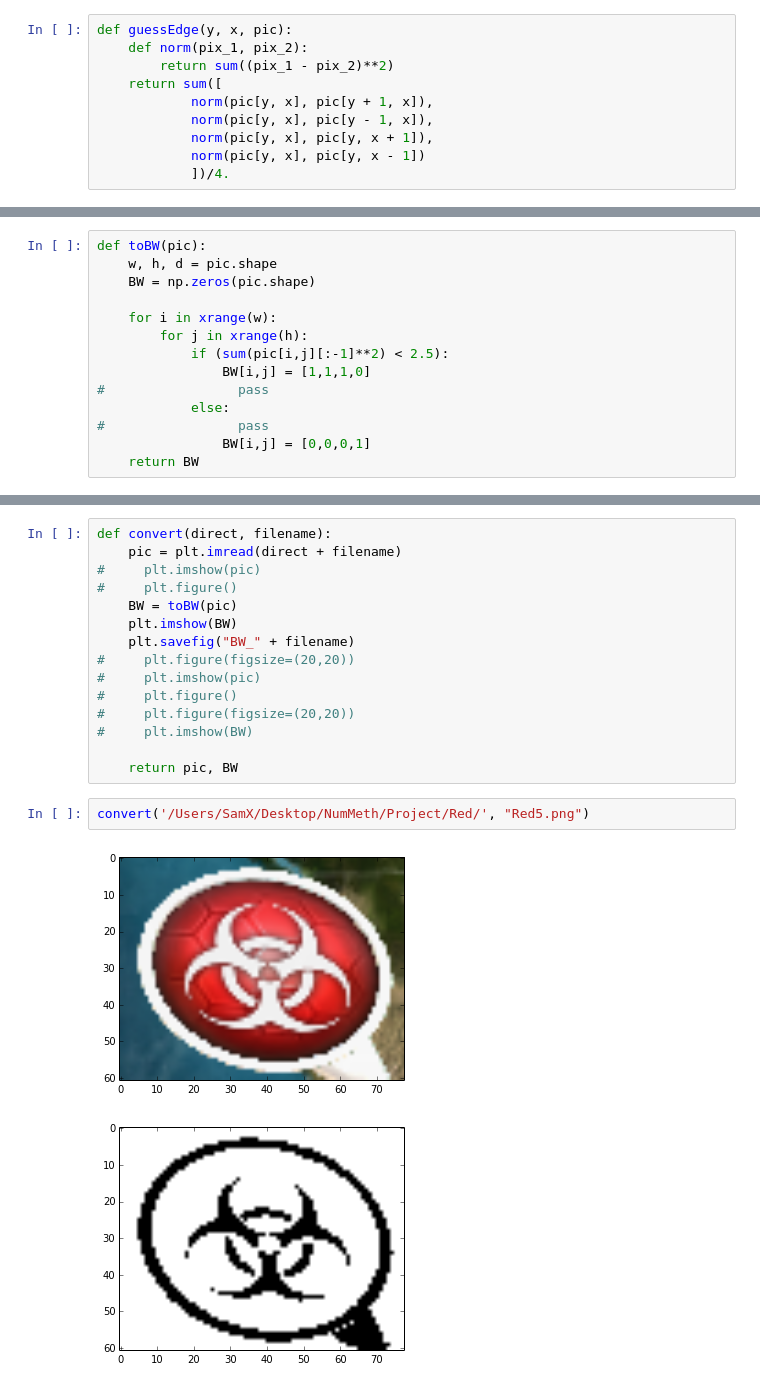
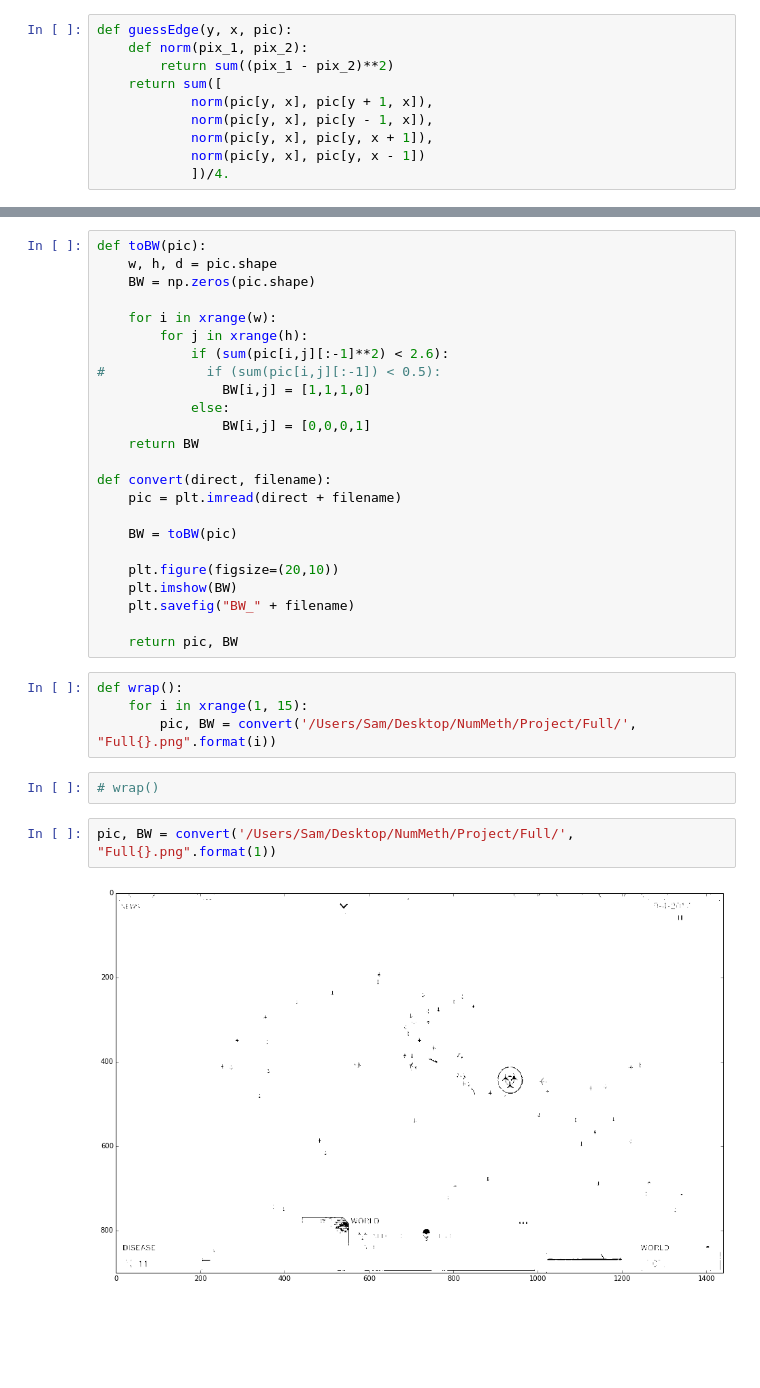
Before and after one commit to KongsakTi/NumMeth, a Jupyter notebook: Project/Project.ipynb, the cells around one changed output, grey strips where cells are left out. Saved outputs shown, nothing was run; the diff lists cells and outputs as text; blank space fills up the shorter version.

```diff
--- a/Project/Project.ipynb
+++ b/Project/Project.ipynb
@@ -49,17 +37,3 @@ plt.imshow(edgeS)
-# %%
-def toBW(pic):
-    w, h, d = pic.shape
-    BW = np.zeros(pic.shape)
-
-    for i in xrange(w):
-        for j in xrange(h):
-            if (sum(pic[i,j][:-1]**2) < 2.5):
-                BW[i,j] = [1,1,1,0]
-#                 pass
-            else:
-#                 pass
-                BW[i,j] = [0,0,0,1]
-    return BW
 # %%
 BW = toBW(bubble)
 plt.imshow(BW)
@@ -72,20 +43,34 @@ plt.savefig("BW_" + filename)
-# %%
-def convert(direct, filename):
-    pic = plt.imread(direct + filename)
-#     plt.imshow(pic)
-#     plt.figure()
-    BW = toBW(pic)
-    plt.imshow(BW)
-    plt.savefig("BW_" + filename)
-#     plt.figure(figsize=(20,20))
-#     plt.imshow(pic)
-#     plt.figure()
-#     plt.figure(figsize=(20,20))
-#     plt.imshow(BW)
-
-    return pic, BW
+# %%
+def toBW(pic):
+    w, h, d = pic.shape
+    BW = np.zeros(pic.shape)
+
+    for i in xrange(w):
+        for j in xrange(h):
+            if (sum(pic[i,j][:-1]**2) < 2.6):
+#             if (sum(pic[i,j][:-1]) < 0.5):
+                BW[i,j] = [1,1,1,0]
+            else:
+                BW[i,j] = [0,0,0,1]
+    return BW
+
+def convert(direct, filename):
+    pic = plt.imread(direct + filename)
+
+    BW = toBW(pic)
+
+    plt.figure(figsize=(20,10))
+    plt.imshow(BW)
+    plt.savefig("BW_" + filename)
+
+    return pic, BW
+# %%
+def wrap():
+    for i in xrange(1, 15):
+        pic, BW = convert('/Users/Sam/Desktop/NumMeth/Project/Full/', "Full{}.png".format(i))
+# %%
+# wrap()
 # %%
-convert('/Users/SamX/Desktop/NumMeth/Project/Red/', "Red5.png")
+pic, BW = convert('/Users/Sam/Desktop/NumMeth/Project/Full/', "Full{}.png".format(1))
 # %% [output]
-[figure, old version]
+[figure, new version]
-[figure, removed]
```
Also changed, not shown: parts of 12 cells of this notebook, 45 other files.
